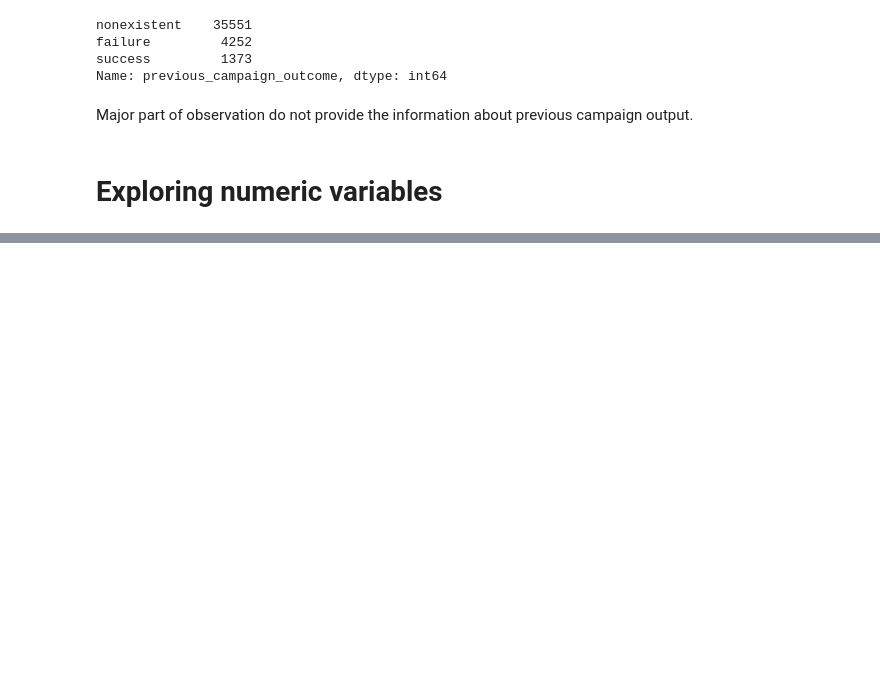
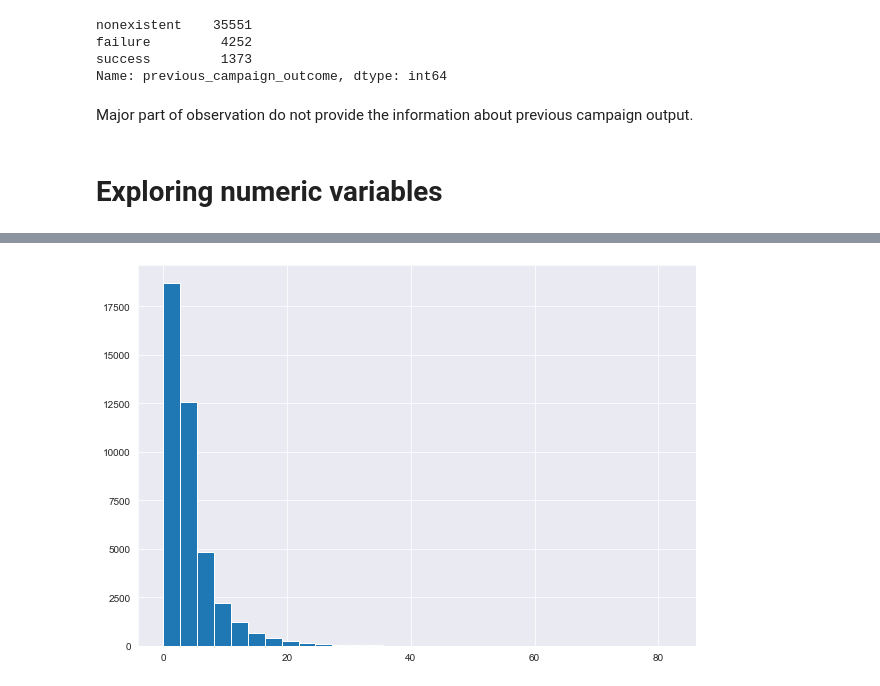
Before and after one commit to Janka93/Bank-Marketing-Campaign, a Jupyter notebook: Bank Marketing.ipynb, the cells around one changed output, grey strips where cells are left out. Cells and saved outputs as stored; diff of their text form; code cells hidden in the pictures; blank space fills up the shorter version.

```diff
--- a/Bank Marketing.ipynb
+++ b/Bank Marketing.ipynb
@@ -385,0 +430,8 @@ Major part of observation do not provide the information about previous campaign
+# %%
+# Converting seconds to minutes
+data.contact_duration = data.contact_duration.apply(lambda x: x / 60)
+# %%
+# The duration distribution
+plt.hist(data.contact_duration, bins=30);
+# %% [output]
+[figure, added]
```
Also changed, not shown: parts of 14 cells of this notebook.
